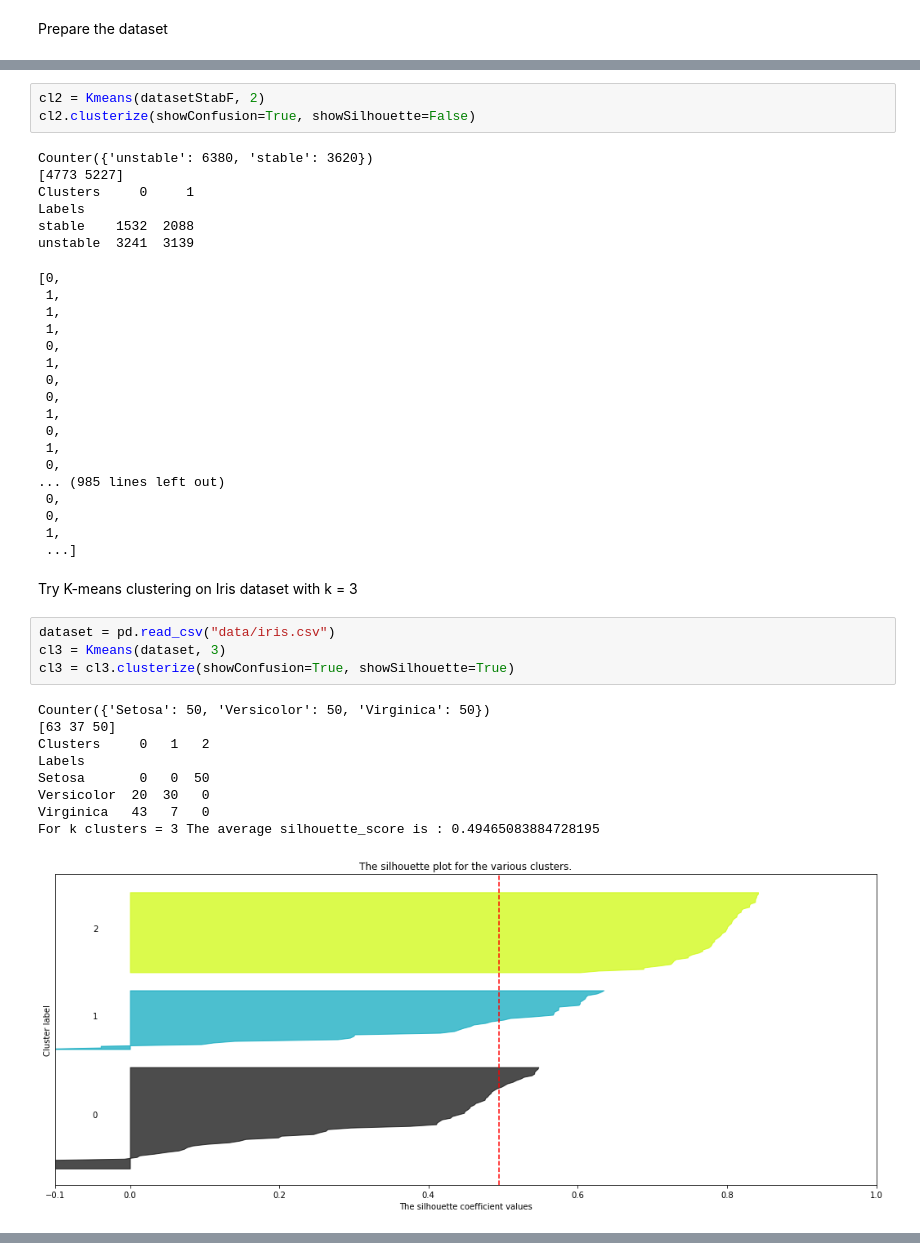
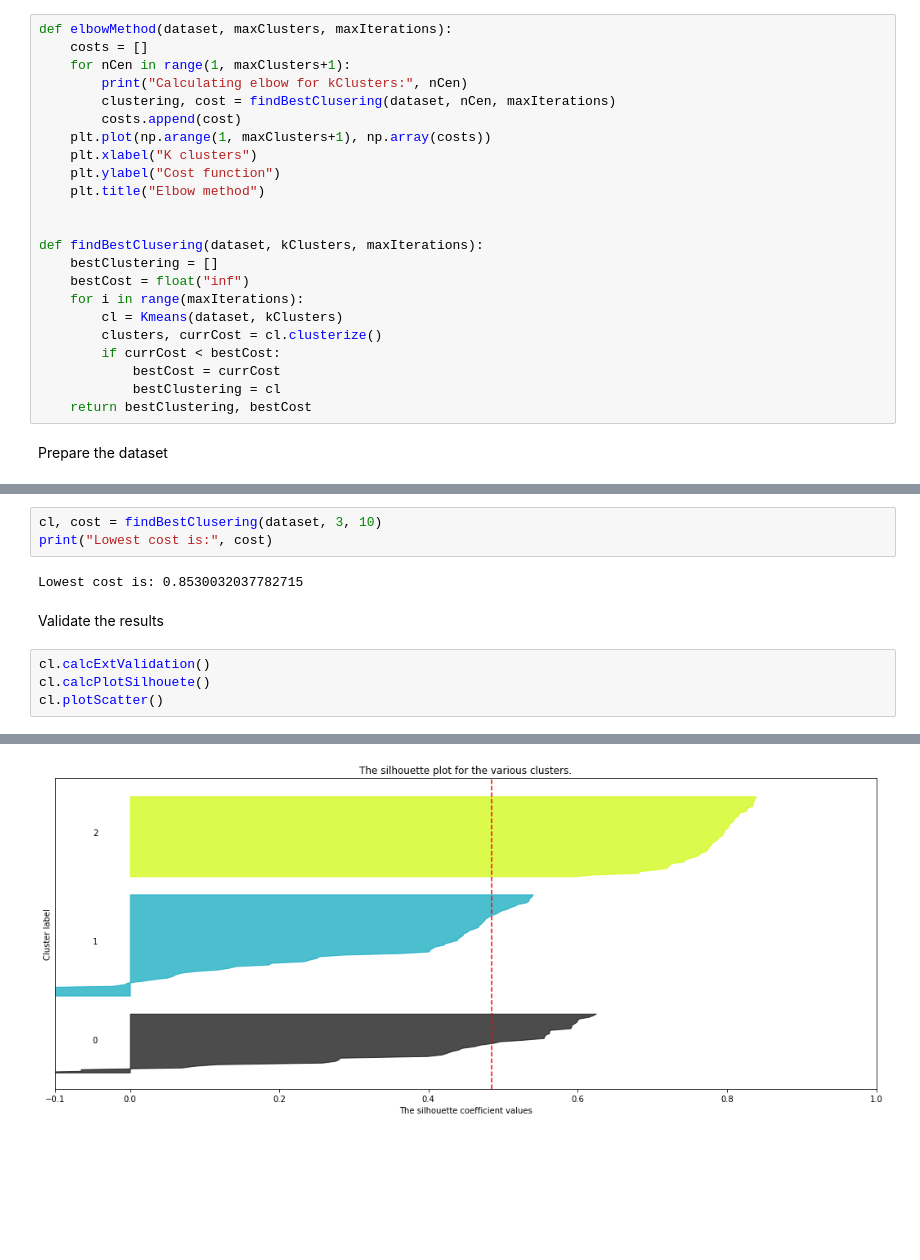
Before and after one commit to Dosclic98/Esame_Machine_Learning, a Jupyter notebook: Clustering/main.ipynb, the cells around one changed output, grey strips where cells are left out. Cells and saved outputs as stored; diff of their text form; blank space fills up the shorter version.

Commit message:
Completed K-means and added notebook

```diff
--- a/Clustering/main.ipynb
+++ b/Clustering/main.ipynb
@@ -7,2 +12,25 @@ from kmeans import Kmeans
+# %%
+def elbowMethod(dataset, maxClusters, maxIterations):
+    costs = []
+    for nCen in range(1, maxClusters+1):
+        print("Calculating elbow for kClusters:", nCen)
+        clustering, cost = findBestClusering(dataset, nCen, maxIterations)
+        costs.append(cost)
+    plt.plot(np.arange(1, maxClusters+1), np.array(costs))
+    plt.xlabel("K clusters")
+    plt.ylabel("Cost function")
+    plt.title("Elbow method")
+
+
+def findBestClusering(dataset, kClusters, maxIterations):
+    bestClustering = []
+    bestCost = float("inf")
+    for i in range(maxIterations):
+        cl = Kmeans(dataset, kClusters)
+        clusters, currCost = cl.clusterize()
+        if currCost < bestCost:
+            bestCost = currCost
+            bestClustering = cl
+    return bestClustering, bestCost
 # %% [markdown]
 Prepare the dataset
@@ -19,43 +41,12 @@ Try K-means clustering with k = 2
-# %%
-cl2 = Kmeans(datasetStabF, 2)
-cl2.clusterize(showConfusion=True, showSilhouette=False)
-# %% [output]
-Counter({'unstable': 6380, 'stable': 3620})
-[4773 5227]
-Clusters     0     1
-Labels
-stable    1532  2088
-unstable  3241  3139
-[0,
- 1,
- 1,
- 1,
- 0,
- 1,
- 0,
- 0,
- 1,
- 0,
- 1,
- 0,
-... (985 lines left out)
- 0,
- 0,
- 1,
- ...]
-# %% [markdown]
-Try K-means clustering on Iris dataset with k = 3
-# %%
-dataset = pd.read_csv("data/iris.csv")
-cl3 = Kmeans(dataset, 3)
-cl3 = cl3.clusterize(showConfusion=True, showSilhouette=True)
-# %% [output]
-Counter({'Setosa': 50, 'Versicolor': 50, 'Virginica': 50})
-[63 37 50]
-Clusters     0   1   2
-Labels
-Setosa       0   0  50
-Versicolor  20  30   0
-Virginica   43   7   0
-For k clusters = 3 The average silhouette_score is : 0.49465083884728195
-[figure, removed]
+# %%
+cl, cost = findBestClusering(dataset, 3, 10)
+print("Lowest cost is:", cost)
+# %% [output]
+Lowest cost is: 0.8530032037782715
+# %% [markdown]
+Validate the results
+# %%
+cl.calcExtValidation()
+cl.calcPlotSilhouete()
+cl.plotScatter()
+# %% [output]
@@ -61,0 +71 @@ For k clusters = 3 The average silhouette_score is : 0.49465083884728195
+[figure, added]
```
Also changed, not shown: parts of 10 cells of this notebook, 3 other files.
